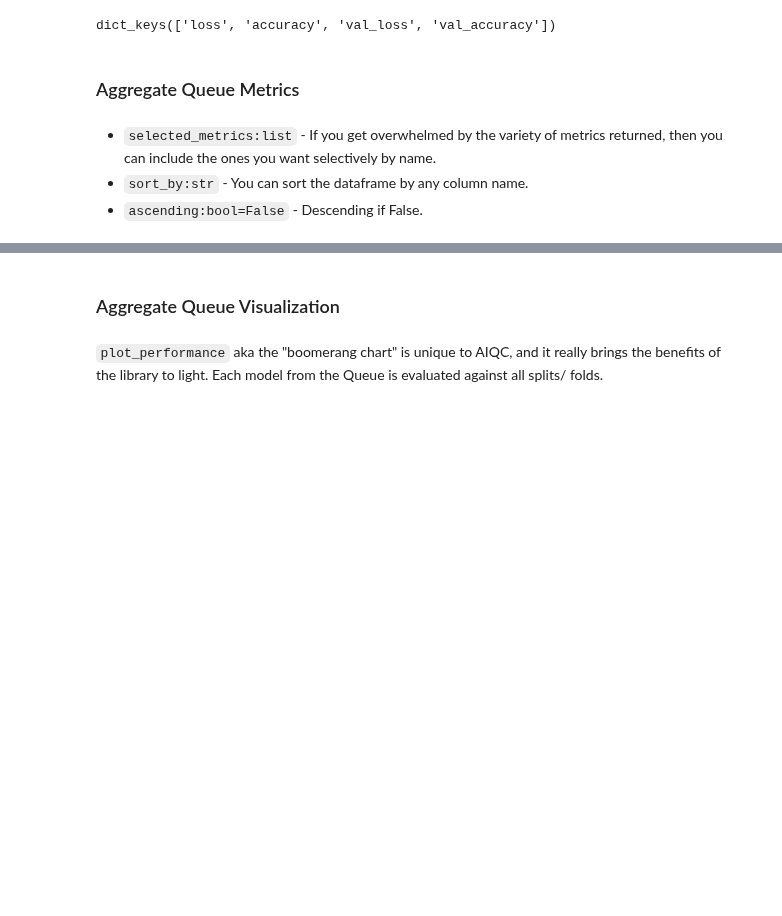
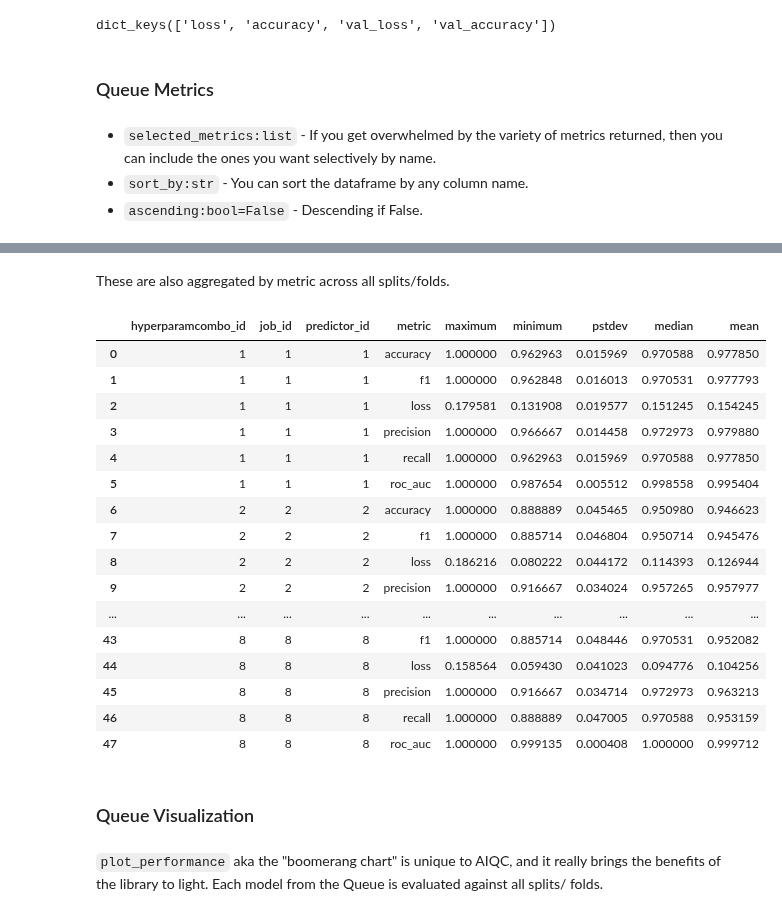
Before and after one commit to aiqc/AIQC, a Jupyter notebook: docs/notebooks/visualization.ipynb, the cells around one changed output, grey strips where cells are left out. Saved outputs shown, nothing was run; the diff lists cells and outputs as text; code cells hidden in the pictures; blank space fills up the shorter version.

```diff
--- a/docs/notebooks/visualization.ipynb
+++ b/docs/notebooks/visualization.ipynb
@@ -64,7 +63,7 @@ queue_multiclass.jobs[0].predictors[0].history.keys()
 # %% [output]
 dict_keys(['loss', 'accuracy', 'val_loss', 'val_accuracy'])
 # %% [markdown]
-### Aggregate Queue Metrics
+### Queue Metrics
 # %% [markdown]
 * `selected_metrics:list` - If you get overwhelmed by the variety of metrics returned, then you can include the ones you want selectively by name.
 * `sort_by:str` - You can sort the dataframe by any column name.
@@ -93,8 +92,35 @@ queue_multiclass.metrics_to_pandas(
 | 1 | 1 | 1 | 1 | validation | 1.000000 | 1.000000 | 0.151245 | 1.000000 | 1.000000 | ... |
 | 2 | 1 | 1 | 1 | train | 0.970588 | 0.970531 | 0.131908 | 0.972973 | 0.970588 | ... |
 | 0 | 1 | 1 | 1 | test | 0.962963 | 0.962848 | 0.179581 | 0.966667 | 0.962963 | ... |
+# %% [markdown]
+These are also aggregated by metric across all splits/folds.
+# %%
+queue_multiclass.metrics_aggregate_to_pandas(
+    ascending=False
+    , selected_metrics=None
+    , selected_stats=None
+    , sort_by=None
+)
+# %% [output]
+|  | hyperparamcombo_id | job_id | predictor_id | metric | maximum | minimum | pstdev | median | mean |
+| 0 | 1 | 1 | 1 | accuracy | 1.000000 | 0.962963 | 0.015969 | 0.970588 | 0.977850 |
+| 1 | 1 | 1 | 1 | f1 | 1.000000 | 0.962848 | 0.016013 | 0.970531 | 0.977793 |
+| 2 | 1 | 1 | 1 | loss | 0.179581 | 0.131908 | 0.019577 | 0.151245 | 0.154245 |
+| 3 | 1 | 1 | 1 | precision | 1.000000 | 0.966667 | 0.014458 | 0.972973 | 0.979880 |
+| 4 | 1 | 1 | 1 | recall | 1.000000 | 0.962963 | 0.015969 | 0.970588 | 0.977850 |
+| 5 | 1 | 1 | 1 | roc_auc | 1.000000 | 0.987654 | 0.005512 | 0.998558 | 0.995404 |
+| 6 | 2 | 2 | 2 | accuracy | 1.000000 | 0.888889 | 0.045465 | 0.950980 | 0.946623 |
+| 7 | 2 | 2 | 2 | f1 | 1.000000 | 0.885714 | 0.046804 | 0.950714 | 0.945476 |
+| 8 | 2 | 2 | 2 | loss | 0.186216 | 0.080222 | 0.044172 | 0.114393 | 0.126944 |
+| 9 | 2 | 2 | 2 | precision | 1.000000 | 0.916667 | 0.034024 | 0.957265 | 0.957977 |
+| ... | ... | ... | ... | ... | ... | ... | ... | ... | ... |
+| 43 | 8 | 8 | 8 | f1 | 1.000000 | 0.885714 | 0.048446 | 0.970531 | 0.952082 |
+| 44 | 8 | 8 | 8 | loss | 0.158564 | 0.059430 | 0.041023 | 0.094776 | 0.104256 |
+| 45 | 8 | 8 | 8 | precision | 1.000000 | 0.916667 | 0.034714 | 0.972973 | 0.963213 |
+| 46 | 8 | 8 | 8 | recall | 1.000000 | 0.888889 | 0.047005 | 0.970588 | 0.953159 |
+| 47 | 8 | 8 | 8 | roc_auc | 1.000000 | 0.999135 | 0.000408 | 1.000000 | 0.999712 |
 # %% [markdown]
-### Aggregate Queue Visualization
+### Queue Visualization
 # %% [markdown]
 `plot_performance` aka the "boomerang chart" is unique to AIQC, and it really brings the benefits of the library to light. Each model from the Queue is evaluated against all splits/ folds.
 # %% [markdown]
```
Also changed, not shown: parts of 6 cells of this notebook, 15 other files.
